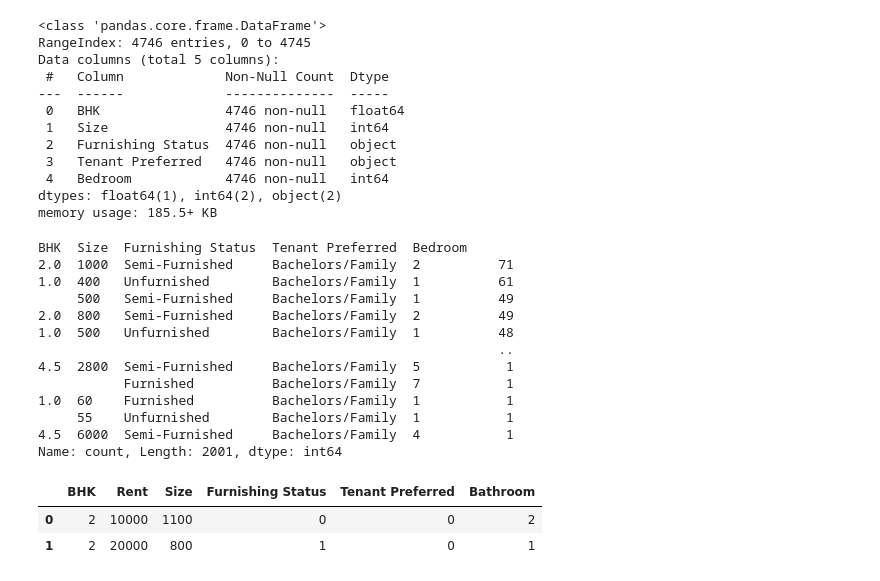
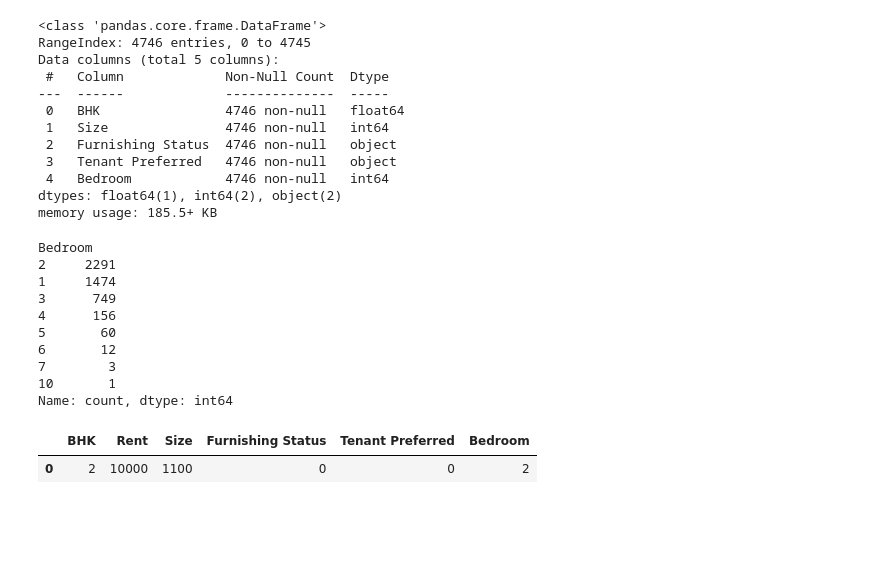
Before and after one commit to nikhitha4144/11-ML, a Jupyter notebook: H.ipynb, the cells around one changed output. Drawn from its saved outputs; the diff is of its cells as text; code cells hidden in the pictures; blank space fills up the shorter version.

```diff
--- a/H.ipynb
+++ b/H.ipynb
@@ -290,24 +270,20 @@ Data columns (total 5 columns):
 dtypes: float64(1), int64(2), object(2)
 memory usage: 185.5+ KB
 # %%
-df.value_counts()
+df["Bedroom"].value_counts()
 # %% [output]
-BHK  Size  Furnishing Status  Tenant Preferred  Bedroom
-2.0  1000  Semi-Furnished     Bachelors/Family  2          71
-1.0  400   Unfurnished        Bachelors/Family  1          61
-     500   Semi-Furnished     Bachelors/Family  1          49
-2.0  800   Semi-Furnished     Bachelors/Family  2          49
-1.0  500   Unfurnished        Bachelors/Family  1          48
-                                                           ..
-4.5  2800  Semi-Furnished     Bachelors/Family  5           1
-           Furnished          Bachelors/Family  7           1
-1.0  60    Furnished          Bachelors/Family  1           1
-     55    Unfurnished        Bachelors/Family  1           1
-4.5  6000  Semi-Furnished     Bachelors/Family  4           1
-Name: count, Length: 2001, dtype: int64
+Bedroom
+2     2291
+1     1474
+3      749
+4      156
+5       60
+6       12
+7        3
+10       1
+Name: count, dtype: int64
 # %%
-df.head(2)
+df.head(1)
 # %% [output]
-|  | BHK | Rent | Size | Furnishing Status | Tenant Preferred | Bathroom |
+|  | BHK | Rent | Size | Furnishing Status | Tenant Preferred | Bedroom |
 | 0 | 2 | 10000 | 1100 | 0 | 0 | 2 |
-| 1 | 2 | 20000 | 800 | 1 | 0 | 1 |
```
Also changed, not shown: parts of 17 cells of this notebook.
